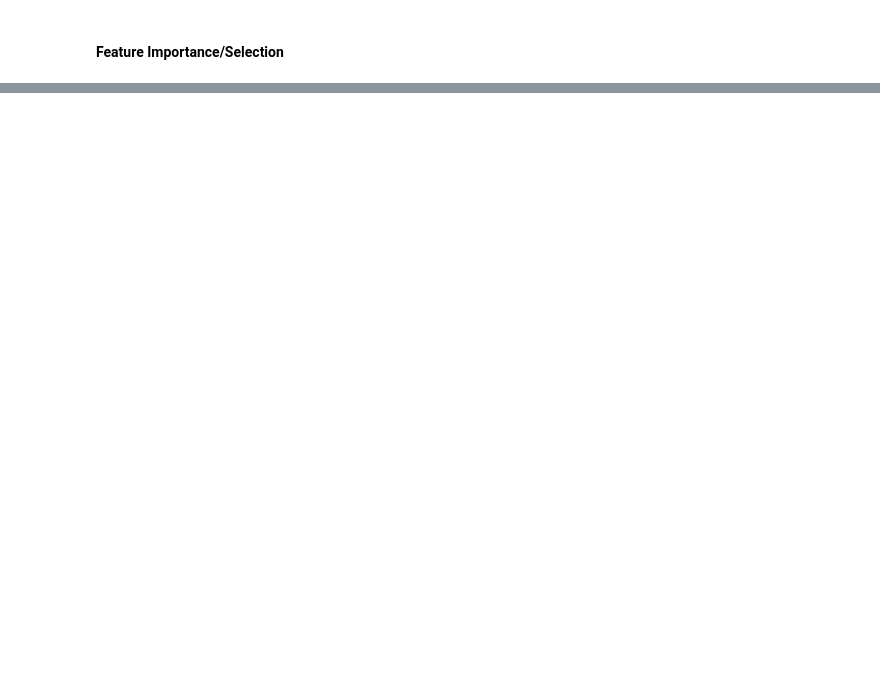
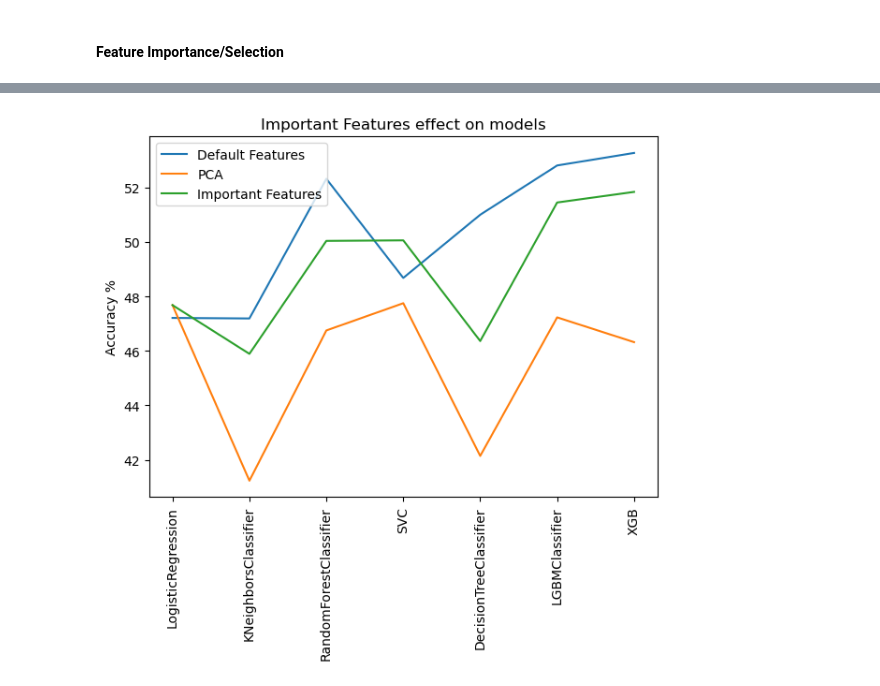
Before and after one commit to cihatislamdede/e-commerce-preference-analysis, a Jupyter notebook: main.ipynb, the cells around one changed output, grey strips where cells are left out. Drawn from its saved outputs; the diff is of its cells as text; code cells hidden in the pictures; blank space fills up the shorter version.

```diff
--- a/main.ipynb
+++ b/main.ipynb
@@ -848,0 +767,58 @@ plt.show()
+# %%
+# plot pca, important features and default features comparison
+plt.figure(figsize=(7, 5))
+plt.plot(
+    [
+        round(best_clf_lr.best_score_, 4) * 100,
+        round(best_clf_knn.best_score_, 4) * 100,
+        round(best_clf_rf.best_score_, 4) * 100,
+        round(best_clf_svc.best_score_, 4) * 100,
+        round(best_clf_dt.best_score_, 4) * 100,
+        round(best_clf_lgbm.best_score_, 4) * 100,
+        round(best_clf_xgb.best_score_, 4) * 100
+    ],
+    label="Default Features",
+)
+plt.plot(
+    [
+        round(lr_cv.mean(), 4) * 100,
+        round(knn_cv.mean(), 4) * 100,
+        round(rf_cv.mean(), 4) * 100,
+        round(svc_cv.mean(), 4) * 100,
+        round(dt_cv.mean(), 4) * 100,
+        round(lgbm_cv.mean(), 4) * 100,
+        round(xgb_cv.mean(), 4) * 100,
+    ],
+    label="PCA",
+)
+plt.plot(
+    [
+        lr_with_important_features,
+        knn_with_important_features,
+        rf_with_important_features,
+        svc_with_important_features,
+        dt_with_important_features,
+        lgbm_with_important_features,
+        xgb_with_important_features,
+    ],
+    label="Important Features",
+)
+plt.xticks(
+    np.arange(7),
+    (
+        "LogisticRegression",
+        "KNeighborsClassifier",
+        "RandomForestClassifier",
+        "SVC",
+        "DecisionTreeClassifier",
+        "LGBMClassifier",
+        "XGB",
+    ),
+    rotation=90,
+)
+plt.title("Important Features effect on models")
+plt.ylabel("Accuracy %")
+plt.legend()
+plt.show()
+# %% [output]
+[figure, added]
```
Also changed, not shown: parts of 43 cells of this notebook.
